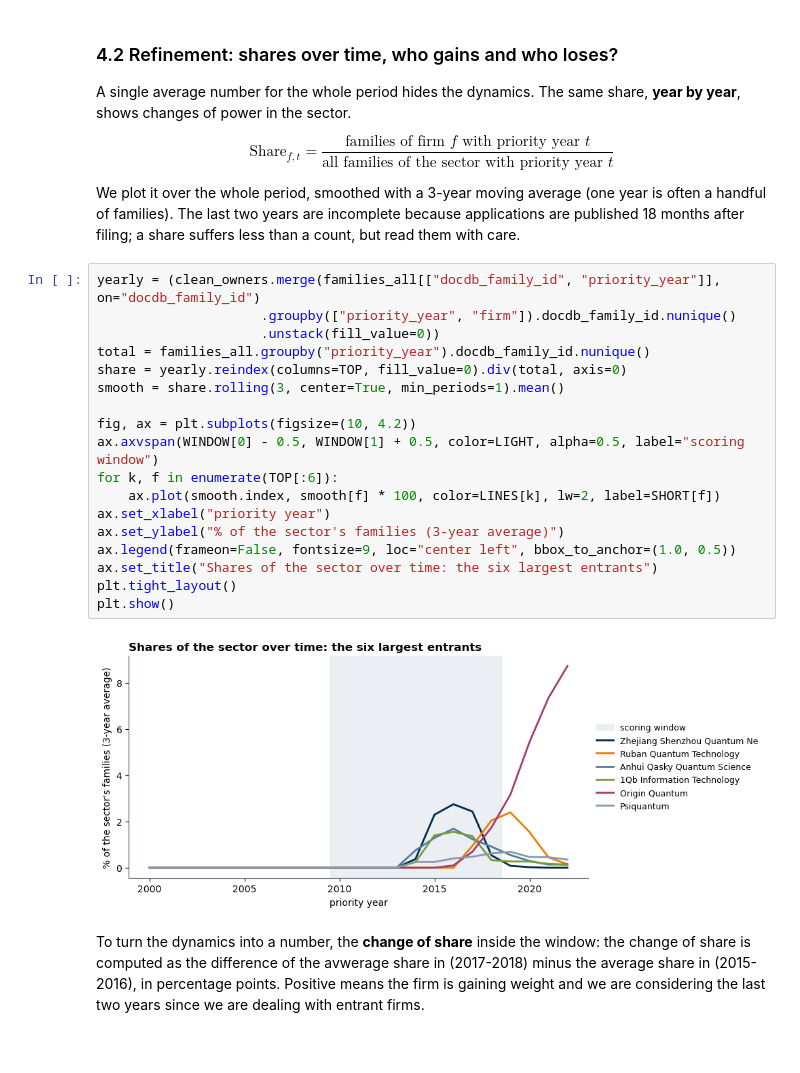
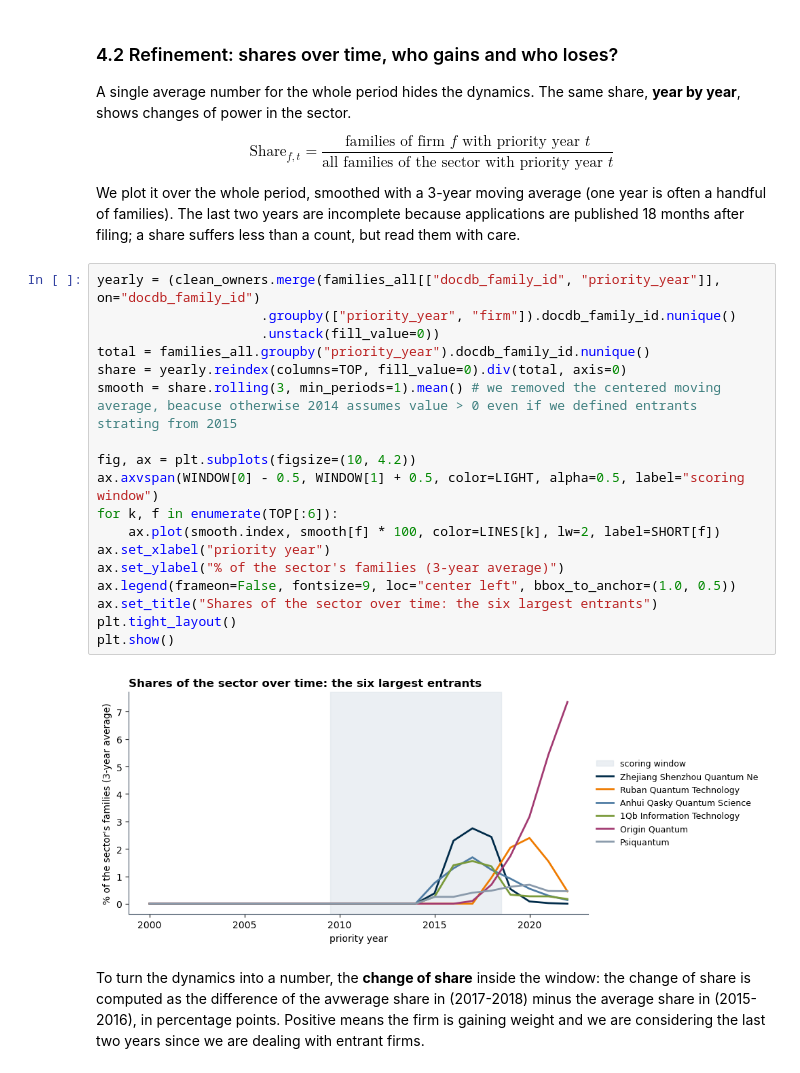
Before and after one commit to letiBri/team-30-QuantumComputing, a Jupyter notebook: notebooks/STEP3_present_score_entrant.ipynb, the cells around one changed output. Cells and saved outputs as stored; diff of their text form.

Commit message:
fix plot in section 4.2 notebook step3 entrants

```diff
--- a/notebooks/STEP3_present_score_entrant.ipynb
+++ b/notebooks/STEP3_present_score_entrant.ipynb
@@ -539,23 +549,23 @@ We plot it over the whole period, smoothed with a 3-year moving average (one yea
 # %%
 yearly = (clean_owners.merge(families_all[["docdb_family_id", "priority_year"]], on="docdb_family_id")
                      .groupby(["priority_year", "firm"]).docdb_family_id.nunique()
                      .unstack(fill_value=0))
 total = families_all.groupby("priority_year").docdb_family_id.nunique()
 share = yearly.reindex(columns=TOP, fill_value=0).div(total, axis=0)
-smooth = share.rolling(3, center=True, min_periods=1).mean()
+smooth = share.rolling(3, min_periods=1).mean() # we removed the centered moving average, beacuse otherwise 2014 assumes value > 0 even if we defined entrants strating from 2015
 
 fig, ax = plt.subplots(figsize=(10, 4.2))
 ax.axvspan(WINDOW[0] - 0.5, WINDOW[1] + 0.5, color=LIGHT, alpha=0.5, label="scoring window")
 for k, f in enumerate(TOP[:6]):
     ax.plot(smooth.index, smooth[f] * 100, color=LINES[k], lw=2, label=SHORT[f])
 ax.set_xlabel("priority year")
 ax.set_ylabel("% of the sector's families (3-year average)")
 ax.legend(frameon=False, fontsize=9, loc="center left", bbox_to_anchor=(1.0, 0.5))
 ax.set_title("Shares of the sector over time: the six largest entrants")
 plt.tight_layout()
 plt.show()
 # %% [output]
-[figure, old version]
+[figure, new version]
 # %% [markdown]
 To turn the dynamics into a number, the **change of share** inside the window: the change of share is computed as the difference of the avwerage share in (2017-2018) minus the average share in (2015-2016), in percentage points. Positive means the firm is gaining weight and we are considering the last two years since we are dealing with entrant firms.
 # %%
```
Also changed, not shown: parts of 2 cells of this notebook.
